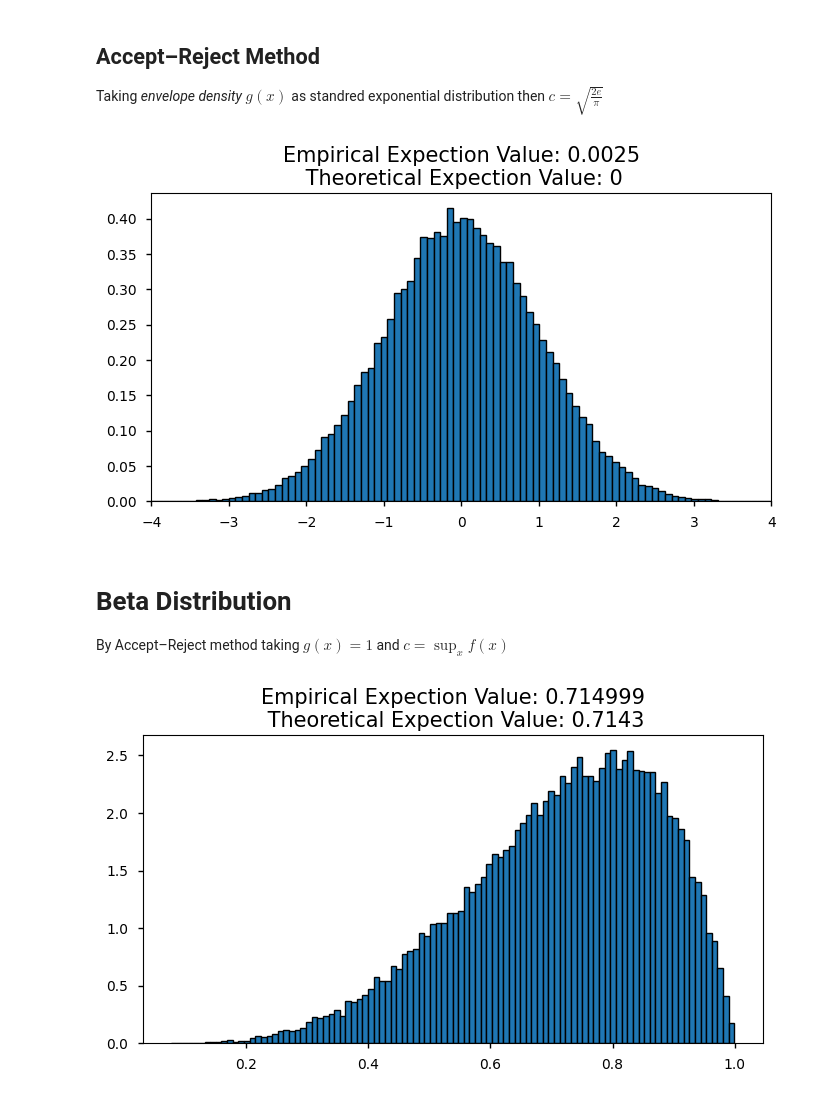
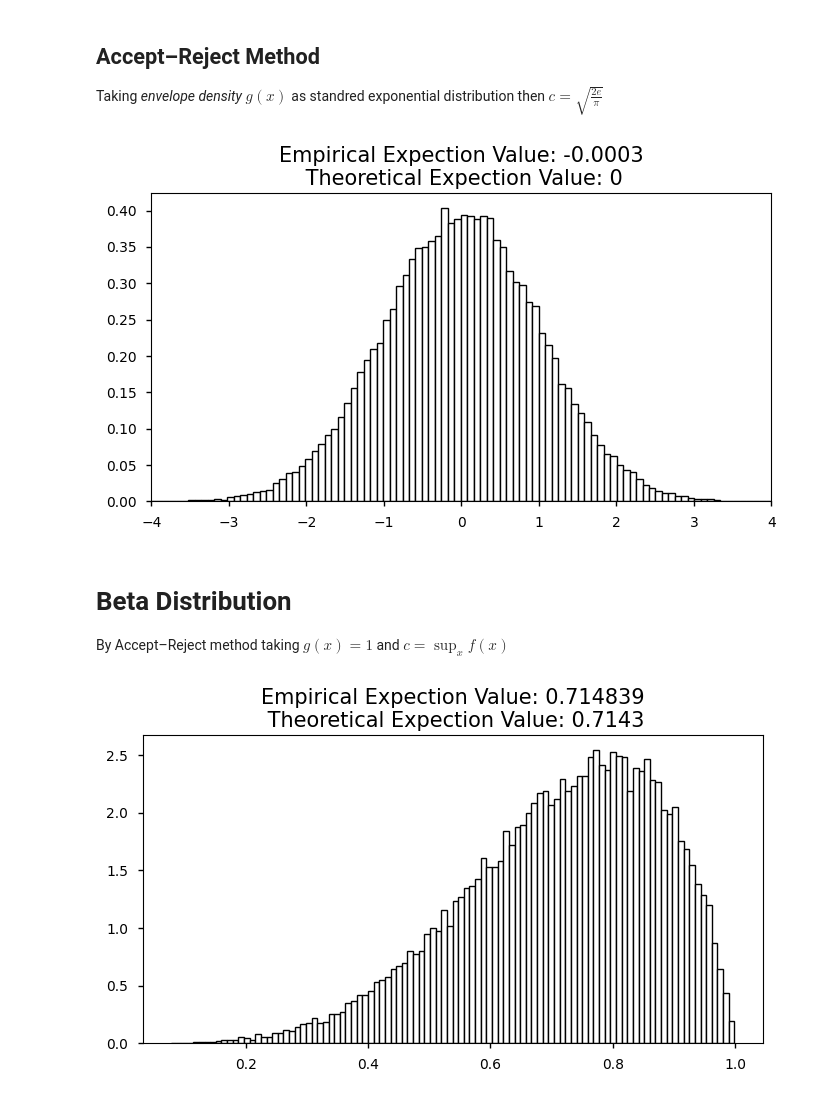
Before and after one commit to AzmainBiswas/Monte_Carlo, a Jupyter notebook: Generating Random Variable/Continuous.ipynb, the cells around one changed output. Cells and saved outputs as stored; diff of their text form; code cells hidden in the pictures.

```diff
--- a/Generating Random Variable/Continuous.ipynb
+++ b/Generating Random Variable/Continuous.ipynb
@@ -162,6 +163,7 @@ plt.hist(
     std_normal_rvs,
     linewidth=1,
     density=True,
+    color='white',
     edgecolor="black",
     bins=100,
 )
@@ -172,7 +174,7 @@ plt.title(
 plt.xlim([-4, 4])
 plt.show()
 # %% [output]
-[figure, old version]
+[figure, new version]
 # %% [markdown]
 # Beta Distribution
 
@@ -183,31 +185,32 @@ def Beta_RV(alpha, beta, Number_Of_Simulation):
     for _ in range(Number_Of_Simulation):
         u = np.random.uniform()
         x = np.random.uniform()
         if u <= (
             x ** (alpha - 1)
             * (1 - x) ** (beta - 1)
             * (alpha + beta - 2) ** (alpha + beta - 2)
         ) / ((alpha - 1) ** (alpha - 1) * (beta - 1) ** (beta - 1)):
             Beta_RVs.append(x)
     return Beta_RVs
 
 
 alpha = 5
 beta = 2
 Beta_Rvs = Beta_RV(alpha, beta, Number_Of_Simulation)
 plt.figure(figsize=(8, 4))
 plt.hist(
     Beta_Rvs,
     linewidth=1,
     density=True,
+    color='white',
     edgecolor="black",
     bins=100,
 )
 
 plt.title(
     f"Empirical Expection Value: {statistics.mean(Beta_Rvs):4f}\n Theoretical Expection Value: {alpha/(alpha+beta):.4f}",
     fontsize=15,
 )
 plt.show()
 # %% [output]
-[figure, old version]
+[figure, new version]
```
Also changed, not shown: parts of 3 cells of this notebook, 2 other files.
